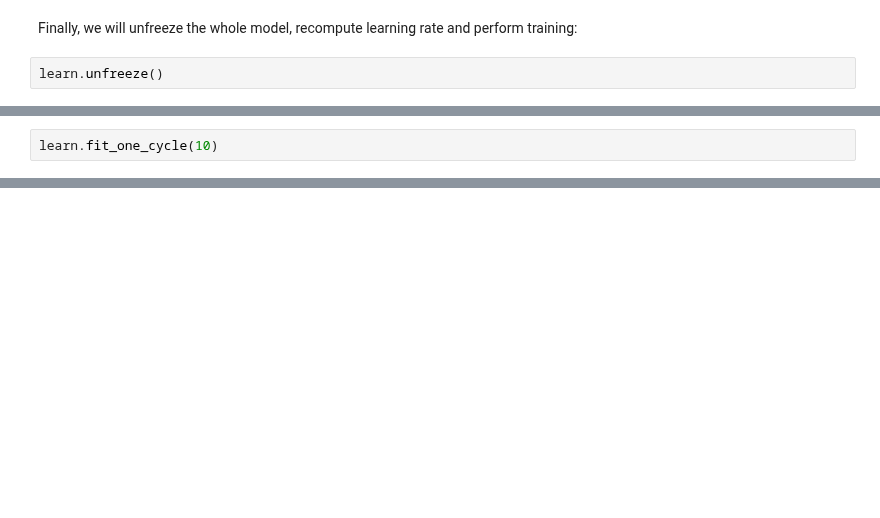
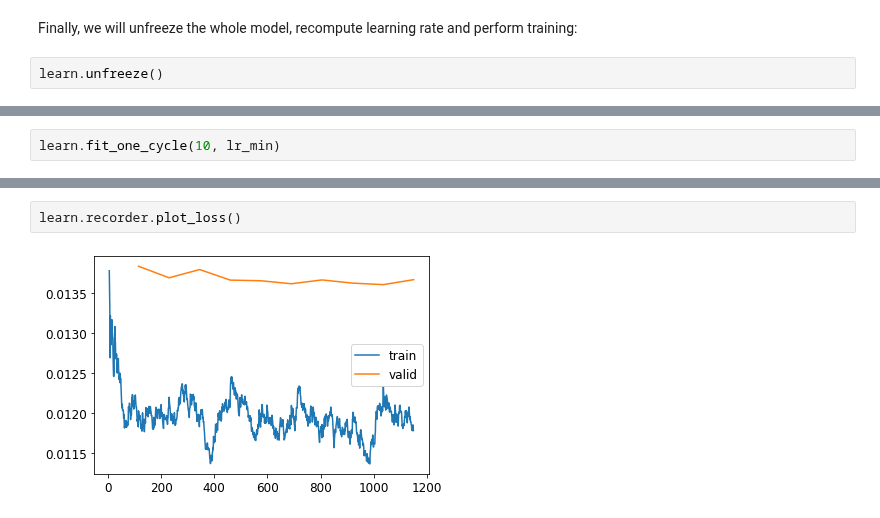
Before and after one commit to debjyotiSRoy/xcube_old, a Jupyter notebook: 02_models.ipynb, the cells around one changed output, grey strips where cells are left out. Cells and saved outputs as stored; diff of their text form; blank space fills up the shorter version.

```diff
--- a/02_models.ipynb
+++ b/02_models.ipynb
@@ -2119,2 +2164,2 @@ lr_min, lr_steep, lr_valley, lr_slide
 # %%
-learn.fit_one_cycle(10)
+learn.fit_one_cycle(10, lr_min)
@@ -2120,0 +2178,4 @@ learn.fit_one_cycle(10)
+# %%
+learn.recorder.plot_loss()
+# %% [output]
+[figure, added]
```
Also changed, not shown: parts of 30 cells of this notebook.
